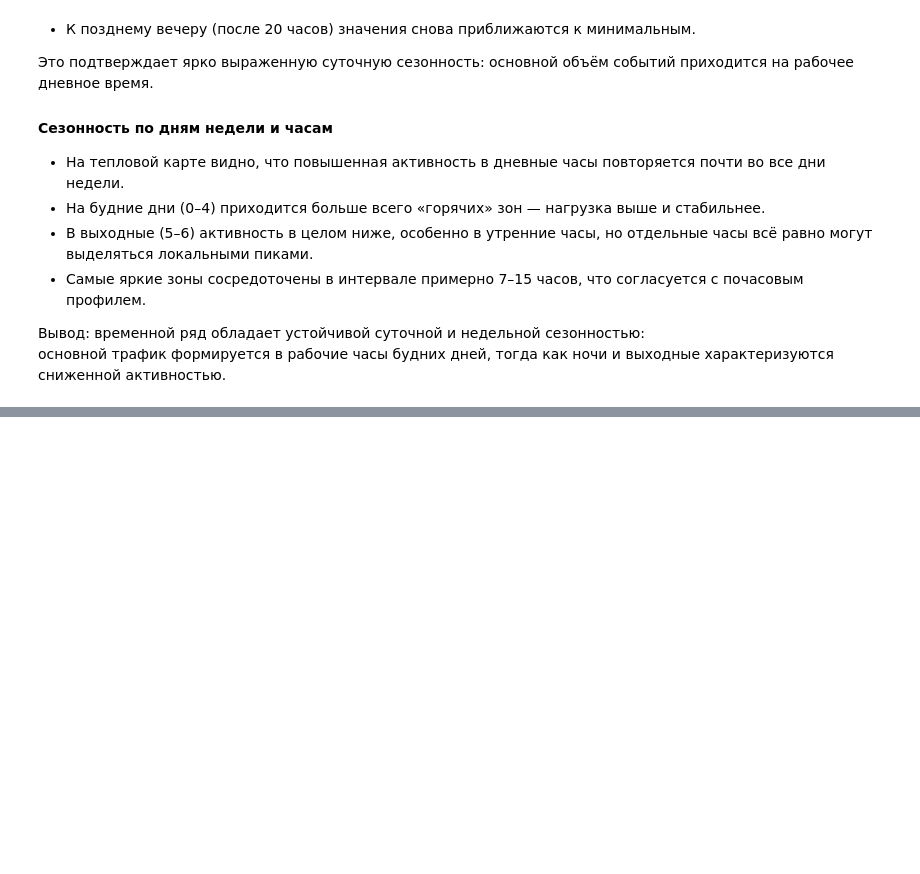
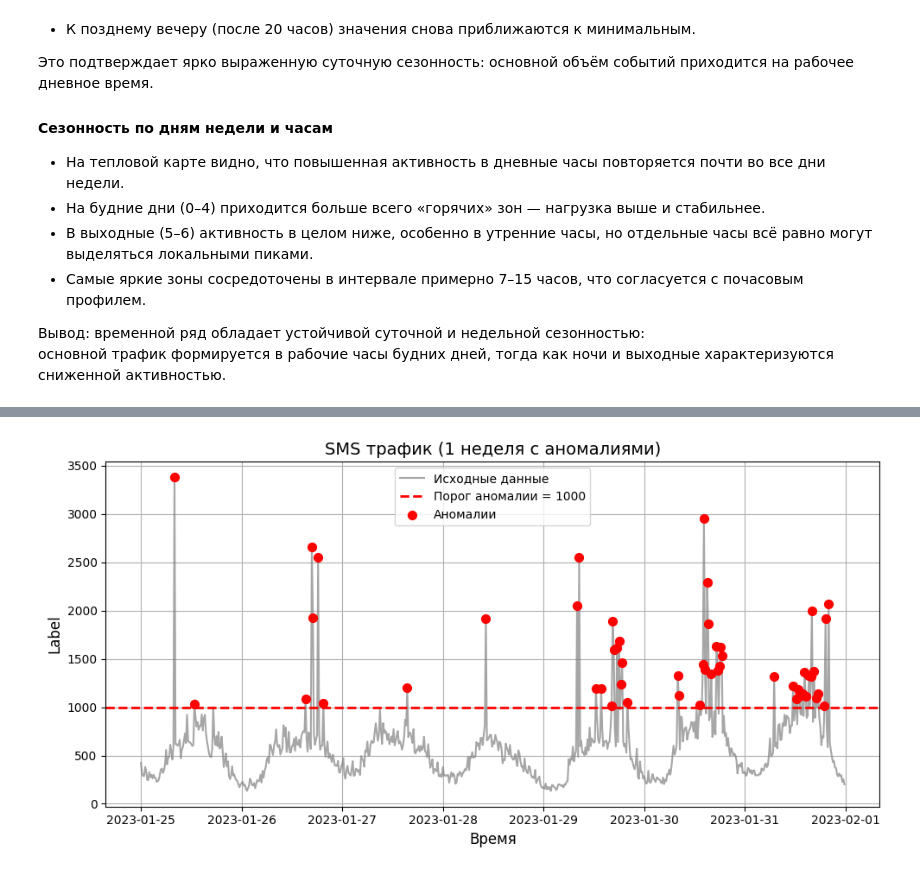
Before and after one commit to kostya9705/Portfolio, a Jupyter notebook: TelecomSMSAnalysis/analysis.ipynb, the cells around one changed output, grey strips where cells are left out. Saved outputs shown, nothing was run; the diff lists cells and outputs as text; code cells hidden in the pictures; blank space fills up the shorter version.

```diff
--- a/TelecomSMSAnalysis/analysis.ipynb
+++ b/TelecomSMSAnalysis/analysis.ipynb
@@ -315,0 +372,45 @@ plt.show()
+# %%
+threshold = 1000
+
+# фильтруем аномалии
+anomalies = data_fill[data_fill['label'] > threshold]
+
+plt.figure(figsize=(10, 5))
+
+# основной ряд
+plt.plot(
+    data_fill.index,
+    data_fill['label'],
+    label='Исходные данные',
+    color='gray',
+    alpha=0.7
+)
+
+# линия порога
+plt.axhline(
+    y=threshold,
+    color='red',
+    linestyle='--',
+    linewidth=2,
+    label=f'Порог аномалии = {threshold}'
+)
+
+# точки-анoмaлии
+plt.scatter(
+    anomalies.index,
+    anomalies['label'],
+    color='red',
+    label='Аномалии',
+    s=50,
+    zorder=3
+)
+
+plt.title('SMS трафик (1 неделя с аномалиями)', fontsize=14)
+plt.xlabel('Время', fontsize=12)
+plt.ylabel('Label', fontsize=12)
+plt.legend()
+plt.grid(True)
+plt.tight_layout()
+plt.show()
+# %% [output]
+[figure, added]
```
Also changed, not shown: parts of 19 cells of this notebook.
